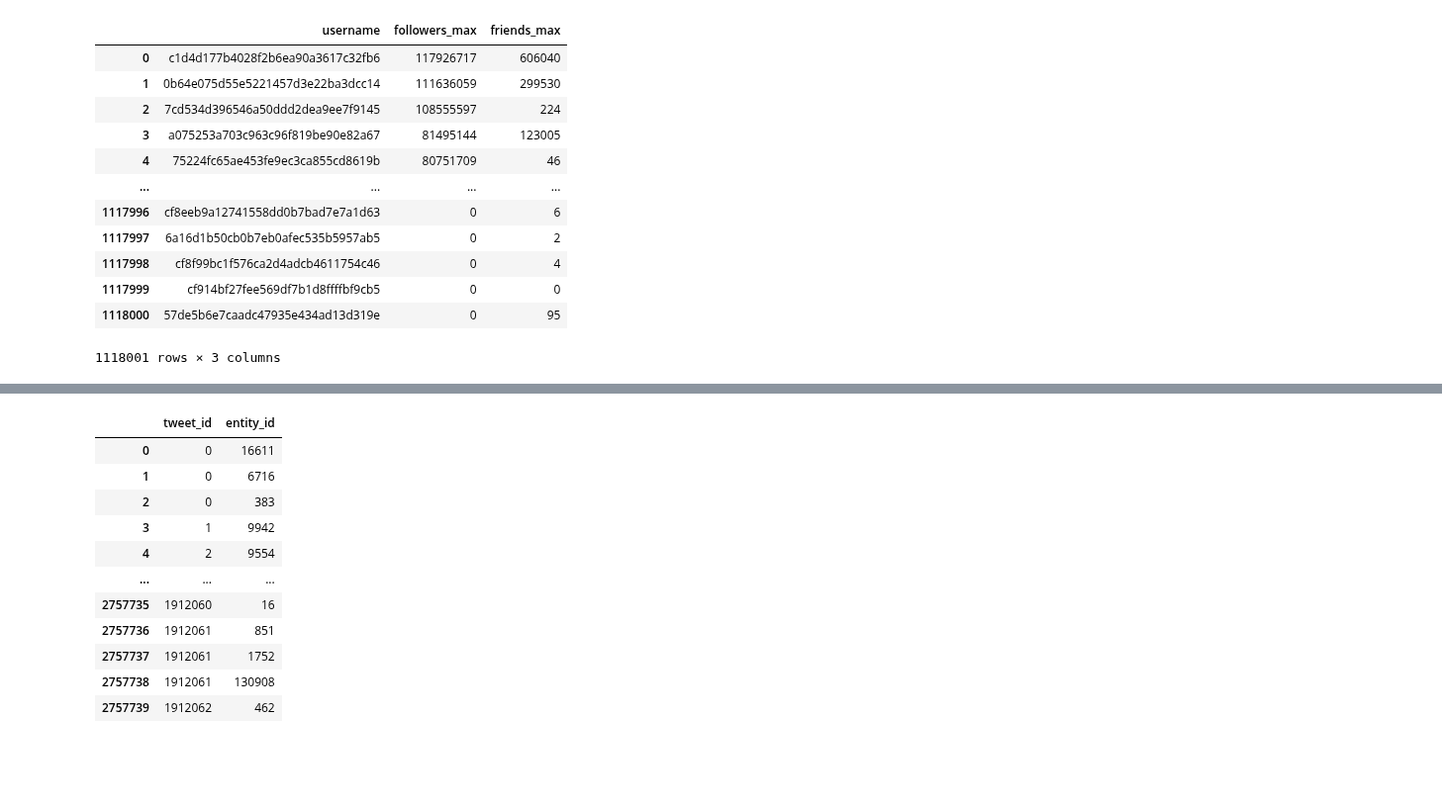
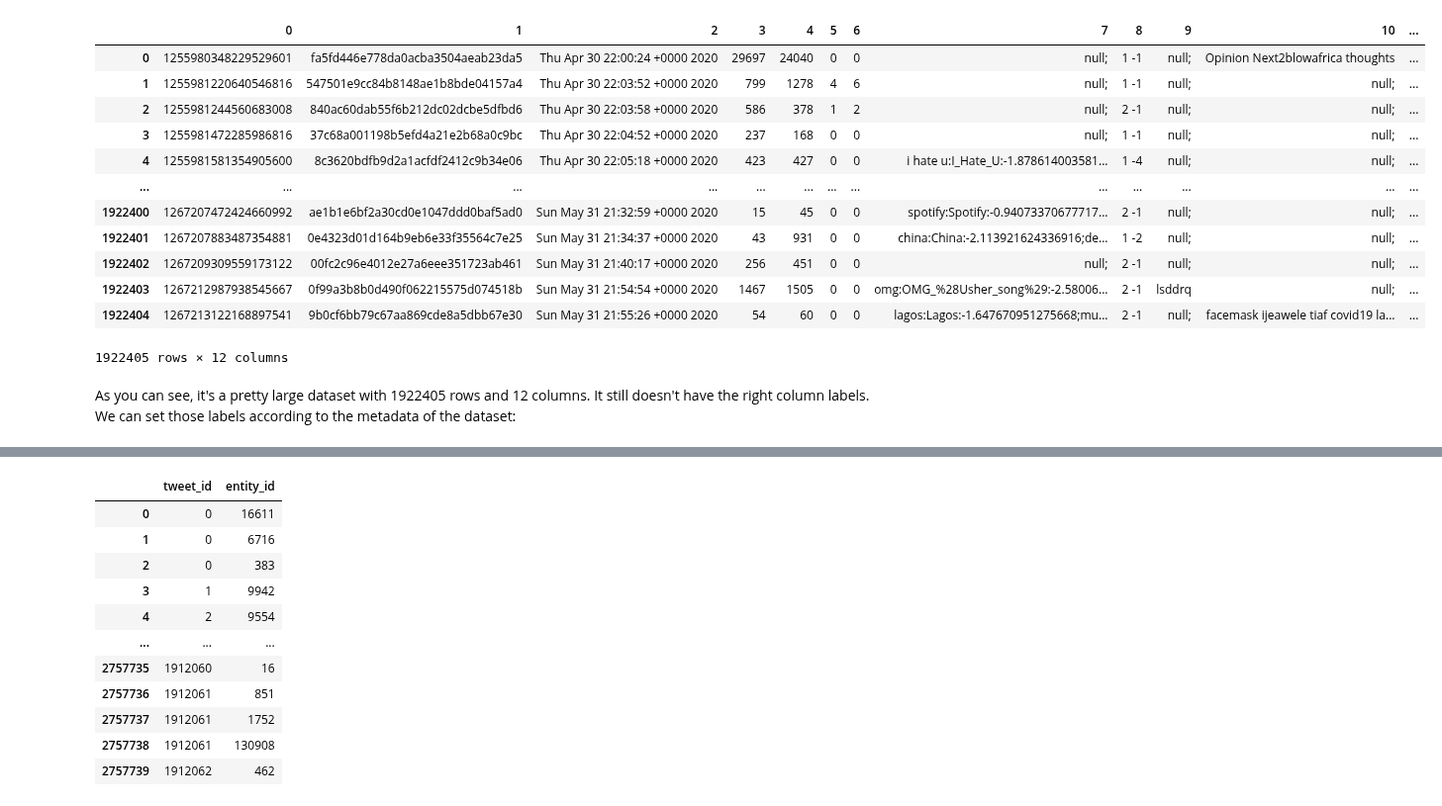
Before and after one commit to gesiscss/css_methods_python, a Jupyter notebook: a_introduction/2_data_handling_and_visualization.ipynb, the cells around one changed output, grey strips where cells are left out. Shown at 99% size. Saved outputs shown, nothing was run; the diff lists cells and outputs as text; code cells hidden in the pictures; blank space fills up the shorter version.

```diff
--- a/a_introduction/2_data_handling_and_visualization.ipynb
+++ b/a_introduction/2_data_handling_and_visualization.ipynb
@@ -49,2 +771,20 @@ tweets = pd.read_csv('data/data', sep='\t', header=None, quoting= 3)
+# %%
+tweets
+# %% [output]
+|  | 0 | 1 | 2 | 3 | 4 | 5 | 6 | 7 | 8 | 9 | 10 | ... |
+| 0 | 1255980348229529601 | fa5fd446e778da0acba3504aeab23da5 | Thu Apr 30 22:00:24 +0000 2020 | 29697 | 24040 | 0 | 0 | null; | 1 -1 | null; | Opinion Next2blowafrica thoughts | ... |
+| 1 | 1255981220640546816 | 547501e9cc84b8148ae1b8bde04157a4 | Thu Apr 30 22:03:52 +0000 2020 | 799 | 1278 | 4 | 6 | null; | 1 -1 | null; | null; | ... |
+| 2 | 1255981244560683008 | 840ac60dab55f6b212dc02dcbe5dfbd6 | Thu Apr 30 22:03:58 +0000 2020 | 586 | 378 | 1 | 2 | null; | 2 -1 | null; | null; | ... |
+| 3 | 1255981472285986816 | 37c68a001198b5efd4a21e2b68a0c9bc | Thu Apr 30 22:04:52 +0000 2020 | 237 | 168 | 0 | 0 | null; | 1 -1 | null; | null; | ... |
+| 4 | 1255981581354905600 | 8c3620bdfb9d2a1acfdf2412c9b34e06 | Thu Apr 30 22:05:18 +0000 2020 | 423 | 427 | 0 | 0 | i hate u:I_Hate_U:-1.878614003581... | 1 -4 | null; | null; | ... |
+| ... | ... | ... | ... | ... | ... | ... | ... | ... | ... | ... | ... | ... |
+| 1922400 | 1267207472424660992 | ae1b1e6bf2a30cd0e1047ddd0baf5ad0 | Sun May 31 21:32:59 +0000 2020 | 15 | 45 | 0 | 0 | spotify:Spotify:-0.94073370677717... | 2 -1 | null; | null; | ... |
+| 1922401 | 1267207883487354881 | 0e4323d01d164b9eb6e33f35564c7e25 | Sun May 31 21:34:37 +0000 2020 | 43 | 931 | 0 | 0 | china:China:-2.113921624336916;de... | 1 -2 | null; | null; | ... |
+| 1922402 | 1267209309559173122 | 00fc2c96e4012e27a6eee351723ab461 | Sun May 31 21:40:17 +0000 2020 | 256 | 451 | 0 | 0 | null; | 2 -1 | null; | null; | ... |
+| 1922403 | 1267212987938545667 | 0f99a3b8b0d490f062215575d074518b | Sun May 31 21:54:54 +0000 2020 | 1467 | 1505 | 0 | 0 | omg:OMG_%28Usher_song%29:-2.58006... | 2 -1 | lsddrq | null; | ... |
+| 1922404 | 1267213122168897541 | 9b0cf6bb79c67aa869cde8a5dbb67e30 | Sun May 31 21:55:26 +0000 2020 | 54 | 60 | 0 | 0 | lagos:Lagos:-1.647670951275668;mu... | 2 -1 | null; | facemask ijeawele tiaf covid19 la... | ... |
+1922405 rows × 12 columns
+# %% [markdown]
+As you can see, it's a pretty large dataset with 1922405 rows and 12 columns. It still doesn't have the right column labels. We can set those labels according to the metadata of the dataset:
 # %%
 tweets.columns = ['tweet_id', 'username', 'timestamp', 'followers', 'friends', 'retweets', 'favorites', 'entities', 'sentiment', 'mentions', 'hashtags', 'urls']
@@ -124,33 +790,0 @@ tweets['urls'] = tweets['urls'].apply(f3)
-# %%
-# Creating users dataframe:
-
-# Note: This may take around 90 seconds to run
-
-followers_max = tweets.loc[tweets.groupby('username')['followers'].idxmax()]
-followers_max = followers_max.reset_index()
-
-friends_max = tweets.loc[tweets.groupby('username')['friends'].idxmax()]
-friends_max = friends_max.reset_index()
-
-users = pd.DataFrame()
-users['username'] = friends_max['username']
-users['followers_max'] = followers_max['followers']
-users['friends_max'] = friends_max['friends']
-users = users.sort_values('followers_max', ascending = False).reset_index()
-del users['index']
-
-users
-# %% [output]
-|  | username | followers_max | friends_max |
-| 0 | c1d4d177b4028f2b6ea90a3617c32fb6 | 117926717 | 606040 |
-| 1 | 0b64e075d55e5221457d3e22ba3dcc14 | 111636059 | 299530 |
-| 2 | 7cd534d396546a50ddd2dea9ee7f9145 | 108555597 | 224 |
-| 3 | a075253a703c963c96f819be90e82a67 | 81495144 | 123005 |
-| 4 | 75224fc65ae453fe9ec3ca855cd8619b | 80751709 | 46 |
-| ... | ... | ... | ... |
-| 1117996 | cf8eeb9a12741558dd0b7bad7e7a1d63 | 0 | 6 |
-| 1117997 | 6a16d1b50cb0b7eb0afec535b5957ab5 | 0 | 2 |
-| 1117998 | cf8f99bc1f576ca2d4adcb4611754c46 | 0 | 4 |
-| 1117999 | cf914bf27fee569df7b1d8ffffbf9cb5 | 0 | 0 |
-| 1118000 | 57de5b6e7caadc47935e434ad13d319e | 0 | 95 |
-1118001 rows × 3 columns
```
Also changed, not shown: parts of 294 cells of this notebook.
